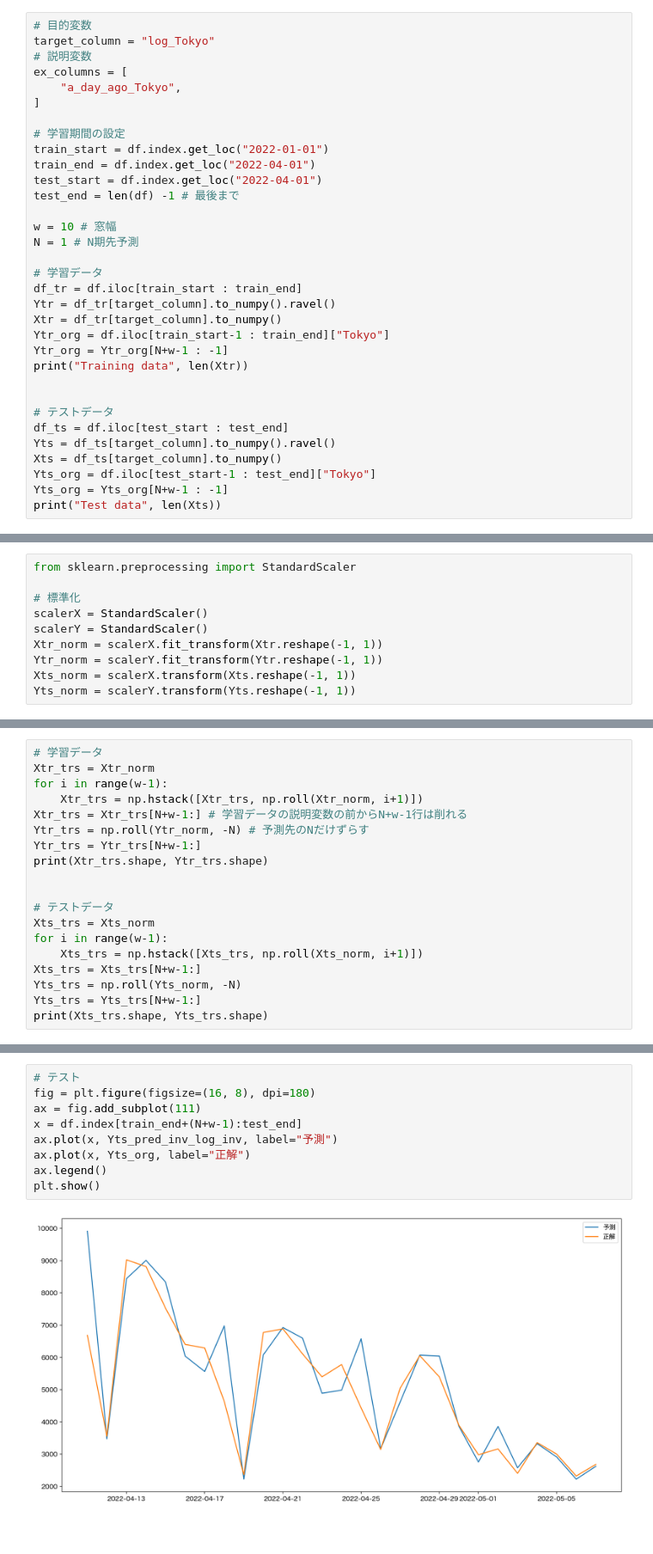
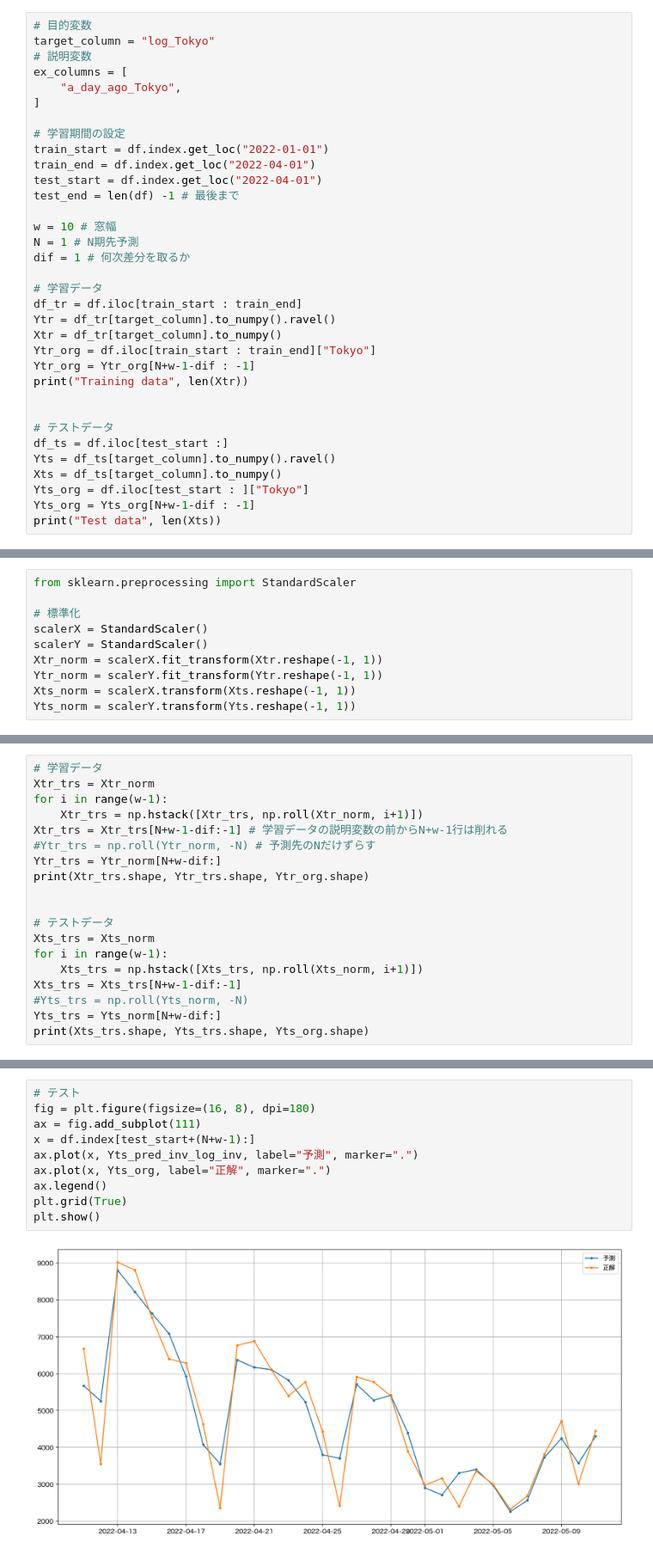
Before and after one commit to kosekitau/TimeSeries, a Jupyter notebook: notebook/virus_linear.ipynb, the cells around one changed output, grey strips where cells are left out. Shown at 86% size. Drawn from its saved outputs; the diff is of its cells as text; blank space fills up the shorter version.

```diff
--- a/notebook/virus_linear.ipynb
+++ b/notebook/virus_linear.ipynb
@@ -66,22 +66,23 @@ test_end = len(df) -1 # 最後まで
 
 w = 10 # 窓幅
 N = 1 # N期先予測
+dif = 1 # 何次差分を取るか
 
 # 学習データ
 df_tr = df.iloc[train_start : train_end]
 Ytr = df_tr[target_column].to_numpy().ravel()
 Xtr = df_tr[target_column].to_numpy()
-Ytr_org = df.iloc[train_start-1 : train_end]["Tokyo"]
-Ytr_org = Ytr_org[N+w-1 : -1]
+Ytr_org = df.iloc[train_start : train_end]["Tokyo"]
+Ytr_org = Ytr_org[N+w-1-dif : -1]
 print("Training data", len(Xtr))
 
 
 # テストデータ
-df_ts = df.iloc[test_start : test_end]
+df_ts = df.iloc[test_start :]
 Yts = df_ts[target_column].to_numpy().ravel()
 Xts = df_ts[target_column].to_numpy()
-Yts_org = df.iloc[test_start-1 : test_end]["Tokyo"]
-Yts_org = Yts_org[N+w-1 : -1]
+Yts_org = df.iloc[test_start : ]["Tokyo"]
+Yts_org = Yts_org[N+w-1-dif : -1]
 print("Test data", len(Xts))
 # %% [output]
 Training data 90
@@ -109,18 +102,18 @@ Xtr_norm.shape
 Xtr_trs = Xtr_norm
 for i in range(w-1):
     Xtr_trs = np.hstack([Xtr_trs, np.roll(Xtr_norm, i+1)])
-Xtr_trs = Xtr_trs[N+w-1:] # 学習データの説明変数の前からN+w-1行は削れる
-Ytr_trs = np.roll(Ytr_norm, -N) # 予測先のNだけずらす
-Ytr_trs = Ytr_trs[N+w-1:]
-print(Xtr_trs.shape, Ytr_trs.shape)
+Xtr_trs = Xtr_trs[N+w-1-dif:-1] # 学習データの説明変数の前からN+w-1行は削れる
+#Ytr_trs = np.roll(Ytr_norm, -N) # 予測先のNだけずらす
+Ytr_trs = Ytr_norm[N+w-dif:]
+print(Xtr_trs.shape, Ytr_trs.shape, Ytr_org.shape)
 
 
 # テストデータ
 Xts_trs = Xts_norm
 for i in range(w-1):
     Xts_trs = np.hstack([Xts_trs, np.roll(Xts_norm, i+1)])
-Xts_trs = Xts_trs[N+w-1:]
-Yts_trs = np.roll(Yts_norm, -N)
-Yts_trs = Yts_trs[N+w-1:]
-print(Xts_trs.shape, Yts_trs.shape)
+Xts_trs = Xts_trs[N+w-1-dif:-1]
+#Yts_trs = np.roll(Yts_norm, -N)
+Yts_trs = Yts_norm[N+w-dif:]
+print(Xts_trs.shape, Yts_trs.shape, Yts_org.shape)
 # %% [output]
@@ -162,14 +156,15 @@ plt.show()
 # %%
 # テスト
 fig = plt.figure(figsize=(16, 8), dpi=180)
 ax = fig.add_subplot(111)
-x = df.index[train_end+(N+w-1):test_end]
-ax.plot(x, Yts_pred_inv_log_inv, label="予測")
-ax.plot(x, Yts_org, label="正解")
+x = df.index[test_start+(N+w-1):]
+ax.plot(x, Yts_pred_inv_log_inv, label="予測", marker=".")
+ax.plot(x, Yts_org, label="正解", marker=".")
 ax.legend()
+plt.grid(True)
 plt.show()
 # %% [output]
-[figure, old version]
+[figure, new version]
 # %%
 import datetime
 # 明日の予測
```
Also changed, not shown: parts of 11 cells of this notebook.
